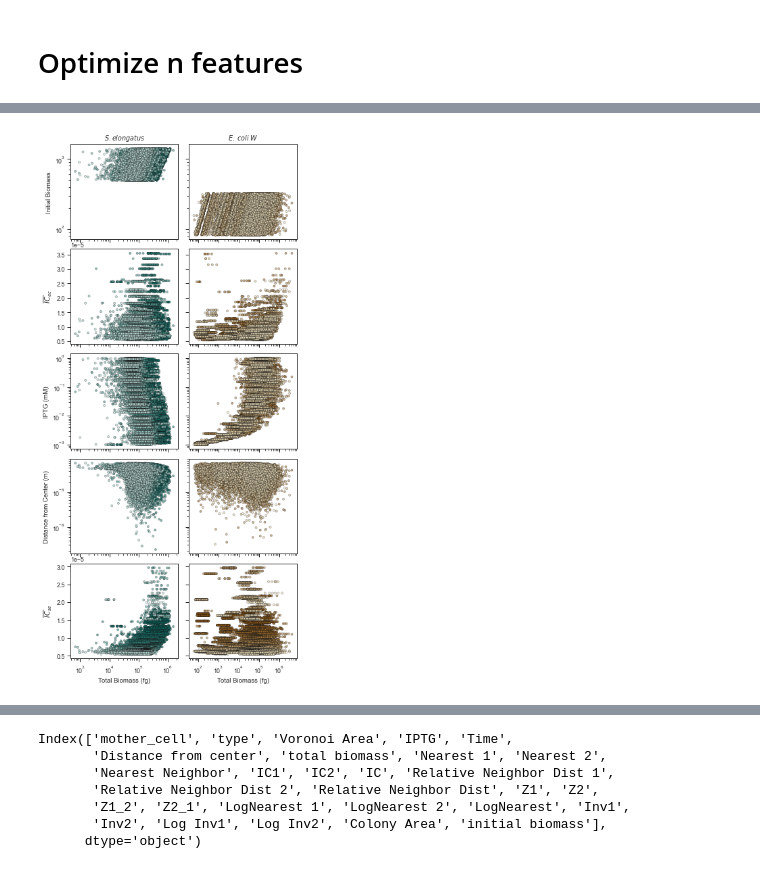
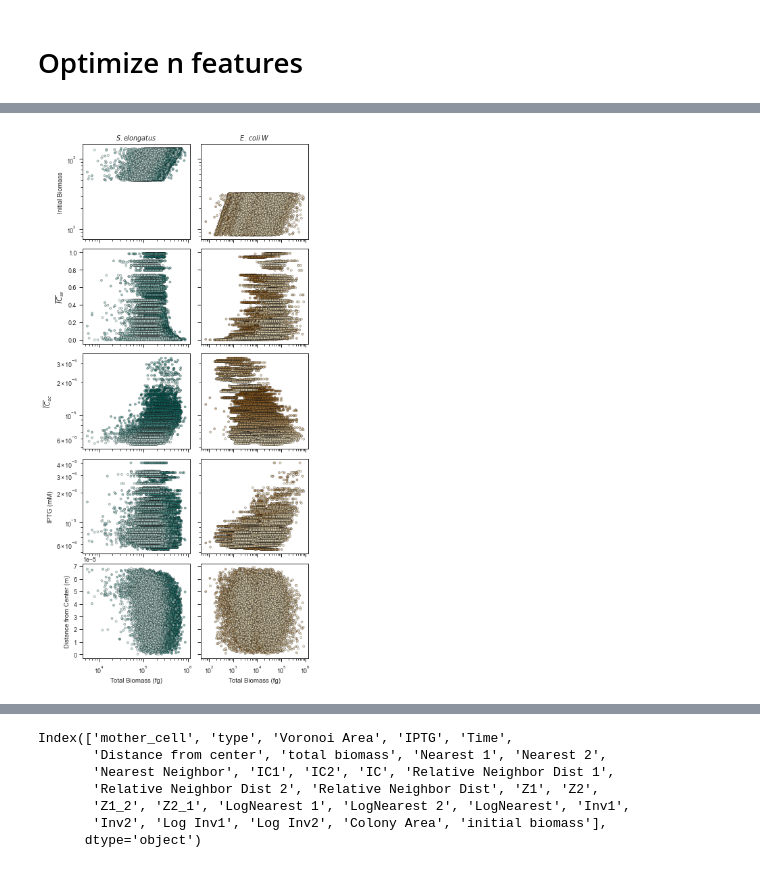
Before and after one commit to Jsakkos/nufeb-cyano-e-coli, a Jupyter notebook: notebooks/extra-trees-model.ipynb, the cells around one changed output, grey strips where cells are left out. Saved outputs shown, nothing was run; the diff lists cells and outputs as text; code cells hidden in the pictures.

```diff
--- a/notebooks/extra-trees-model.ipynb
+++ b/notebooks/extra-trees-model.ipynb
@@ -531,4 +548,9 @@ sns.despine()
 # %%
 selected_features=feats.sort_values(by=0,ascending=False).reset_index(drop=True).iloc[:8][2]
+# %%
+selected_features=list(selected_features)
+# %%
+for element in ['type','Time','IC']:
+    selected_features.remove(element)
 # %%
-selected_features.drop([2,4,7],inplace=True)
+#selected_features.drop([2,4,7],inplace=True)
@@ -534,0 +571,15 @@ selected_features.drop([2,4,7],inplace=True)
+# %%
+
+f, axes = plt.subplots(ncols=2,sharey=True)
+#cax = f.add_axes([.15, .55, .02, .2])
+#cax2 = f.add_axes([.65, .55, .02, .2])
+cya = sns.light_palette('#01665e', as_cmap=True)
+ecw = sns.light_palette('#8c510a',as_cmap=True)
+
+g=sns.histplot(x='total biomass',y='IPTG',data=data[data.type==1],log_scale=True,ax=axes[0],cbar=True,bins=40,cmap=cya,cbar_ax=cbar_inset(axes[0]))
+sns.histplot(x='total biomass',y='IPTG',data=data[data.type==2],log_scale=True,ax=axes[1],cbar=True,bins=40,cmap=ecw,cbar_ax=cbar_inset(axes[1]))
+
+
+
+
+#axins1.xaxis.set_ticks_position("bottom")
@@ -536,7 +652,7 @@ selected_features.drop([2,4,7],inplace=True)
 sns.set_context('paper')
 ms = 10
 a=0.5
-labels=['Initial Biomass',r' $\overline{IC}_{ec}$','IPTG (mM)','Distance from Center (m)',r' $\overline{IC}_{se}$']
+labels=['Initial Biomass',r' $\overline{IC}_{se}$',r' $\overline{IC}_{ec}$','IPTG (mM)','Distance from Center (m)']
 fig = plt.figure(figsize=(6,14))
 my_gridspec = gridspec.GridSpec(len(selected_features), 2, figure=fig,wspace=.1,hspace=.1)
 #f, axes = plt.subplots(ncols=2,nrows=len(selected_features),figsize=(4,16))
@@ -554,34 +670,34 @@ for met,ax in zip(selected_features,axes[:,0]):
 for met,ax in zip(selected_features,axes[:,1]):
    d2 = data.loc[data.type==2]
    ecw = colorFader('#8c510a','#f6e8c3',len(d2[met]))
    ax.scatter(x=d2['total biomass'],y=d2[met],s=ms,c=ecw,alpha=a,ec='k',lw=.5,rasterized=True)
    ax.set_ylabel(met)
 
    #ax.set_xlim(1e1,1e7)
    #sns.scatterplot(x='total biomass',y=met,hue='type',data=data,ax=ax)
 for ax in axes.ravel():
    ax.set_xscale('log')
 
 for ax in axes[:,1]:
    ax.set_ylabel('')
 #axes[-1,0].set_xlabel('Total Biomass (fg)')
 for i in [0,2,3]:
    axes[i,0].set_yscale('log')
    axes[i,1].set_yscale('log')
 axes[-1,0].set_xlabel('Total Biomass (fg)')
 axes[-1,1].set_xlabel('Total Biomass (fg)')
 axes[0,0].set_title(r'$\it{S. elongatus}$')
 axes[0,1].set_title(r'$\it{E.}$ $\it{coli}$ $\it{W}$')
 for ax,label in zip(axes[:,0],labels):
    ax.set_ylabel(label)
 #fig.tight_layout()
 
 
 #fig.savefig('../figures/spatial-metrics.pdf',bbox_inches='tight',dpi=1200)
 #fig.savefig('../figures/spatial-metrics.png',bbox_inches='tight',dpi=1200)
 plt.show()
 # %% [output]
-[figure, old version]
+[figure, new version]
 # %%
 sns.set_context('paper')
 ms = 10
```
Also changed, not shown: parts of 25 cells of this notebook, 16 other files.
